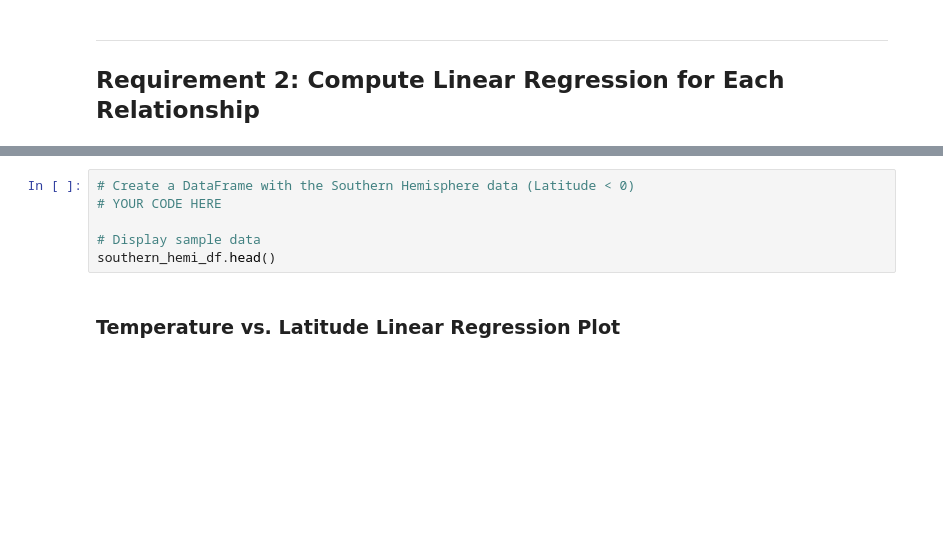
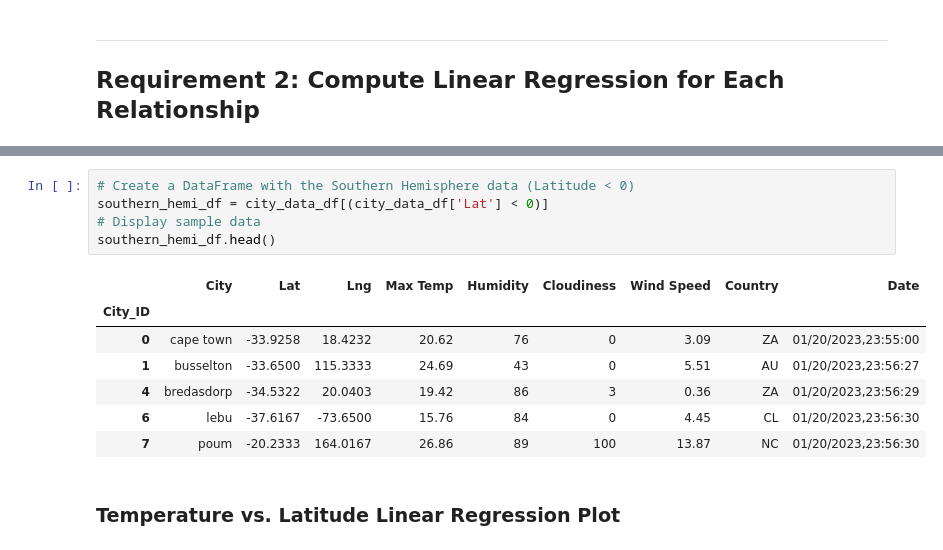
Before and after one commit to samipete/WeatherPy-VacationPy, a Jupyter notebook: Weather_VacationPy/WeatherPy.ipynb, the cells around one changed output, grey strips where cells are left out. Saved outputs shown, nothing was run; the diff lists cells and outputs as text; blank space fills up the shorter version.

```diff
--- a/Weather_VacationPy/WeatherPy.ipynb
+++ b/Weather_VacationPy/WeatherPy.ipynb
@@ -294,9 +313,16 @@ northern_hemi_df.head()
 # %%
 # Create a DataFrame with the Southern Hemisphere data (Latitude < 0)
-# YOUR CODE HERE
-
+southern_hemi_df = city_data_df[(city_data_df['Lat'] < 0)]
 # Display sample data
 southern_hemi_df.head()
+# %% [output]
+|  | City | Lat | Lng | Max Temp | Humidity | Cloudiness | Wind Speed | Country | Date |
+| City_ID |  |  |  |  |  |  |  |  |  |
+| 0 | cape town | -33.9258 | 18.4232 | 20.62 | 76 | 0 | 3.09 | ZA | 01/20/2023,23:55:00 |
+| 1 | busselton | -33.6500 | 115.3333 | 24.69 | 43 | 0 | 5.51 | AU | 01/20/2023,23:56:27 |
+| 4 | bredasdorp | -34.5322 | 20.0403 | 19.42 | 86 | 3 | 0.36 | ZA | 01/20/2023,23:56:29 |
+| 6 | lebu | -37.6167 | -73.6500 | 15.76 | 84 | 0 | 4.45 | CL | 01/20/2023,23:56:30 |
+| 7 | poum | -20.2333 | 164.0167 | 26.86 | 89 | 100 | 13.87 | NC | 01/20/2023,23:56:30 |
 # %% [markdown]
 ###  Temperature vs. Latitude Linear Regression Plot
 # %%
```
Also changed, not shown: parts of 5 cells of this notebook, 2 other files.
